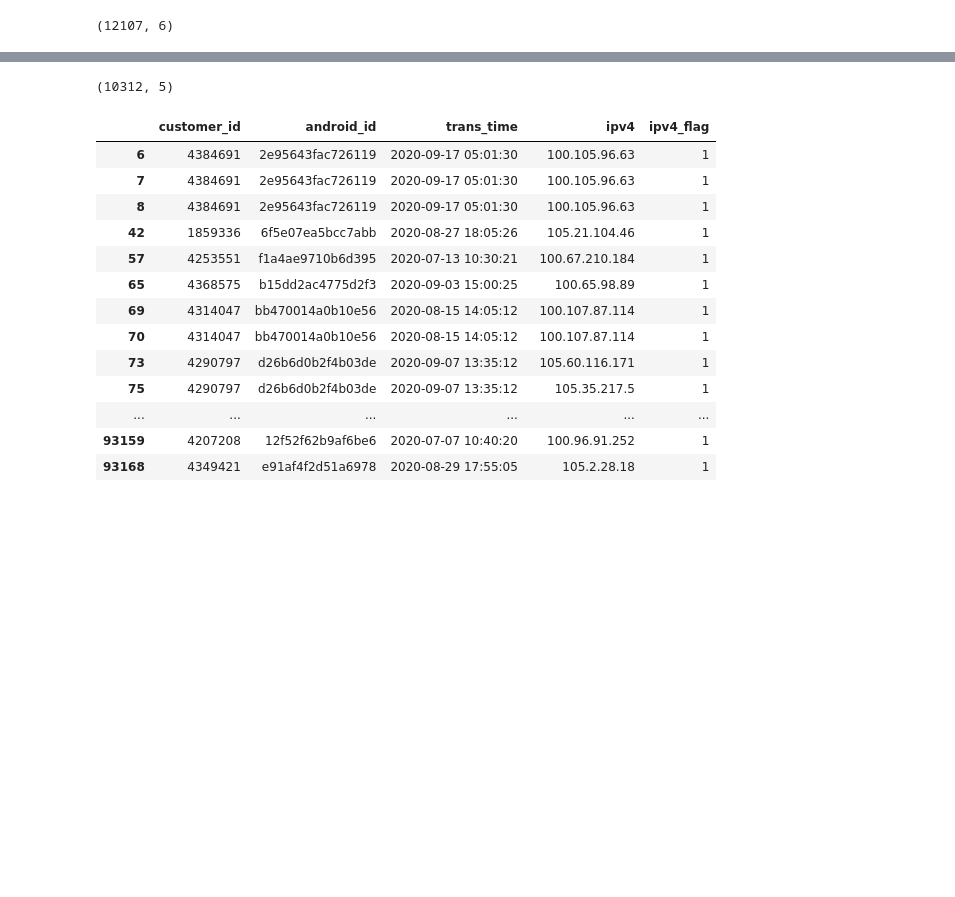
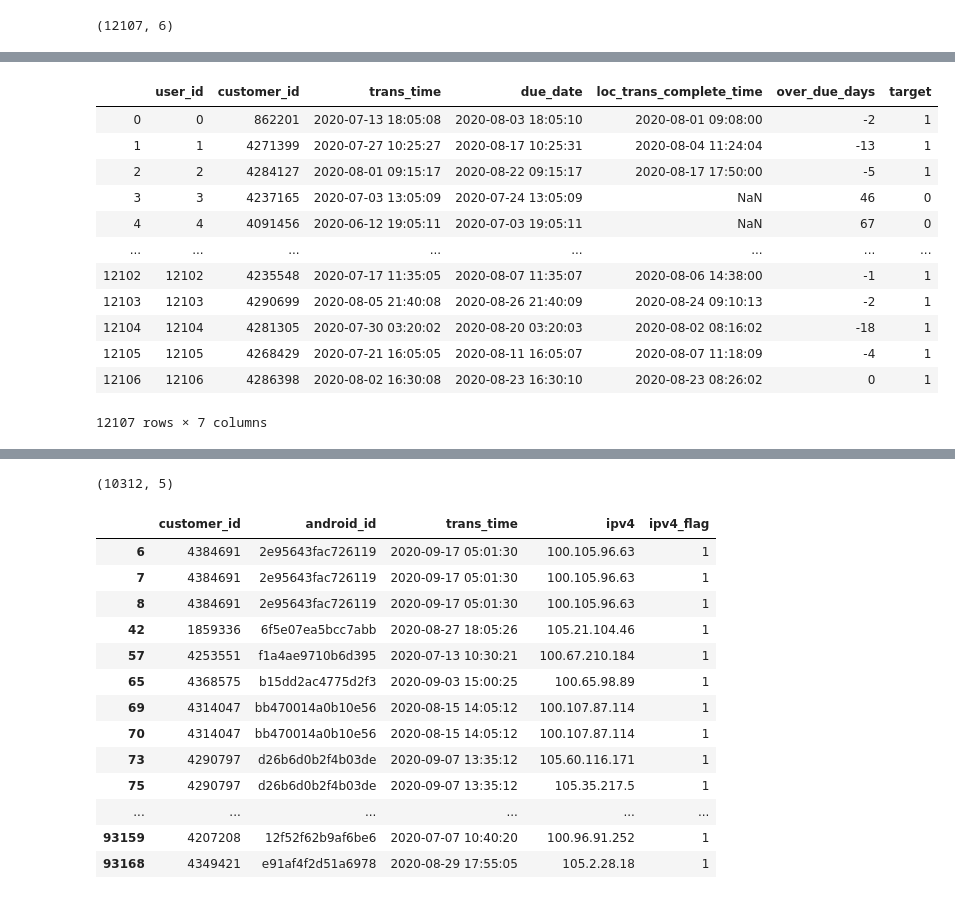
Before and after one commit to Stonesusu/graphDL, a Jupyter notebook: 02_buildGraphDL.ipynb, the cells around one changed output, grey strips where cells are left out. Cells and saved outputs as stored; diff of their text form; code cells hidden in the pictures; blank space fills up the shorter version.

```diff
--- a/02_buildGraphDL.ipynb
+++ b/02_buildGraphDL.ipynb
@@ -63,5 +57,22 @@ user
 # %%
 user.to_csv('./data/01_data_processed/user_id.csv',index=False)
+# %%
+user_id = pd.read_csv('./data/01_data_processed/user_id.csv')
+user_id
+# %% [output]
+|  | user_id | customer_id | trans_time | due_date | loc_trans_complete_time | over_due_days | target |
+| 0 | 0 | 862201 | 2020-07-13 18:05:08 | 2020-08-03 18:05:10 | 2020-08-01 09:08:00 | -2 | 1 |
+| 1 | 1 | 4271399 | 2020-07-27 10:25:27 | 2020-08-17 10:25:31 | 2020-08-04 11:24:04 | -13 | 1 |
+| 2 | 2 | 4284127 | 2020-08-01 09:15:17 | 2020-08-22 09:15:17 | 2020-08-17 17:50:00 | -5 | 1 |
+| 3 | 3 | 4237165 | 2020-07-03 13:05:09 | 2020-07-24 13:05:09 | NaN | 46 | 0 |
+| 4 | 4 | 4091456 | 2020-06-12 19:05:11 | 2020-07-03 19:05:11 | NaN | 67 | 0 |
+| ... | ... | ... | ... | ... | ... | ... | ... |
+| 12102 | 12102 | 4235548 | 2020-07-17 11:35:05 | 2020-08-07 11:35:07 | 2020-08-06 14:38:00 | -1 | 1 |
+| 12103 | 12103 | 4290699 | 2020-08-05 21:40:08 | 2020-08-26 21:40:09 | 2020-08-24 09:10:13 | -2 | 1 |
+| 12104 | 12104 | 4281305 | 2020-07-30 03:20:02 | 2020-08-20 03:20:03 | 2020-08-02 08:16:02 | -18 | 1 |
+| 12105 | 12105 | 4268429 | 2020-07-21 16:05:05 | 2020-08-11 16:05:07 | 2020-08-07 11:18:09 | -4 | 1 |
+| 12106 | 12106 | 4286398 | 2020-08-02 16:30:08 | 2020-08-23 16:30:10 | 2020-08-23 08:26:02 | 0 | 1 |
+12107 rows × 7 columns
 # %%
 dev = pd.read_csv('./data/dev (1).csv')
 print(dev.shape)
```
Also changed, not shown: parts of 7 cells of this notebook, 15 other files.
